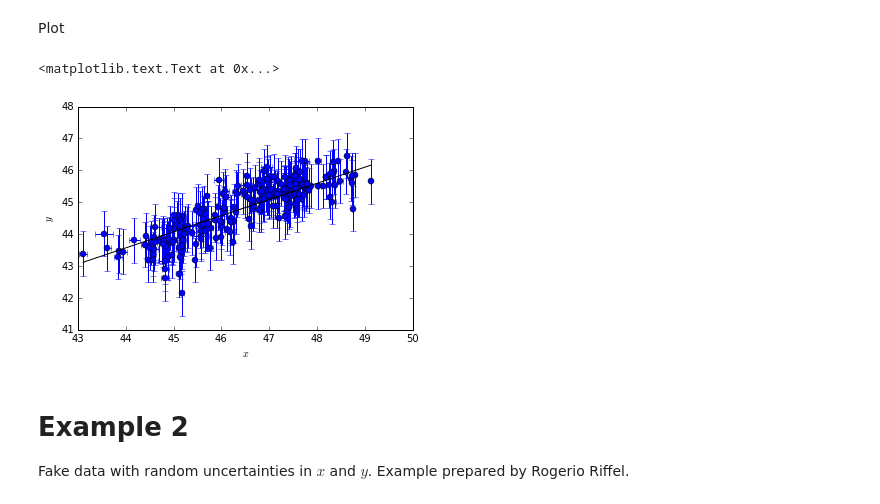
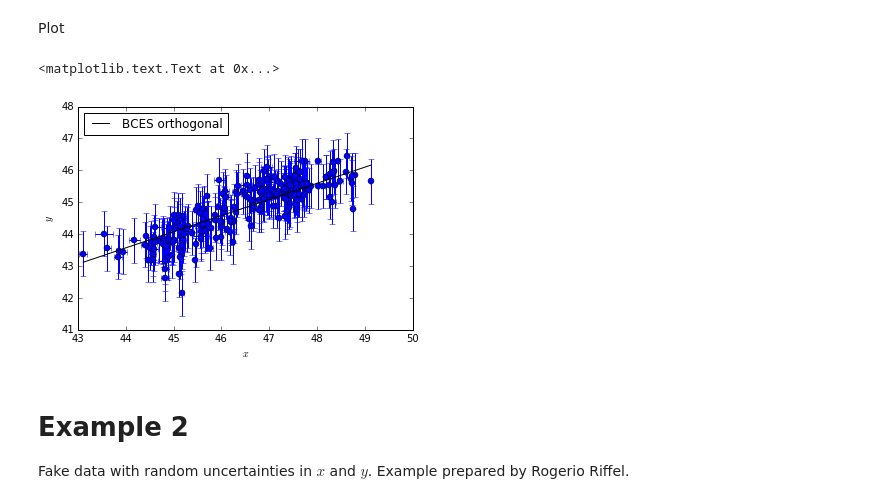
Before and after one commit to rsnemmen/BCES, a Jupyter notebook: misc howto bces.ipynb, the cells around one changed output. Saved outputs shown, nothing was run; the diff lists cells and outputs as text; code cells hidden in the pictures.

```diff
--- a/misc howto bces.ipynb
+++ b/misc howto bces.ipynb
@@ -47,12 +49,13 @@ Plot
 # %%
 errorbar(xdata,ydata,xerr=errx,yerr=erry,fmt='o')
 x=numpy.linspace(xdata.min(),xdata.max())
-plot(x,a[i]*x+b[i],'-k')
+plot(x,a[i]*x+b[i],'-k',label="BCES orthogonal")
+legend(loc='best')
 xlabel('$x$')
 ylabel('$y$')
 # %% [output]
 <matplotlib.text.Text at 0x...>
-[figure, old version]
+[figure, new version]
 # %% [markdown]
 # Example 2
 
```
Also changed, not shown: parts of 6 cells of this notebook, 1 other file.
